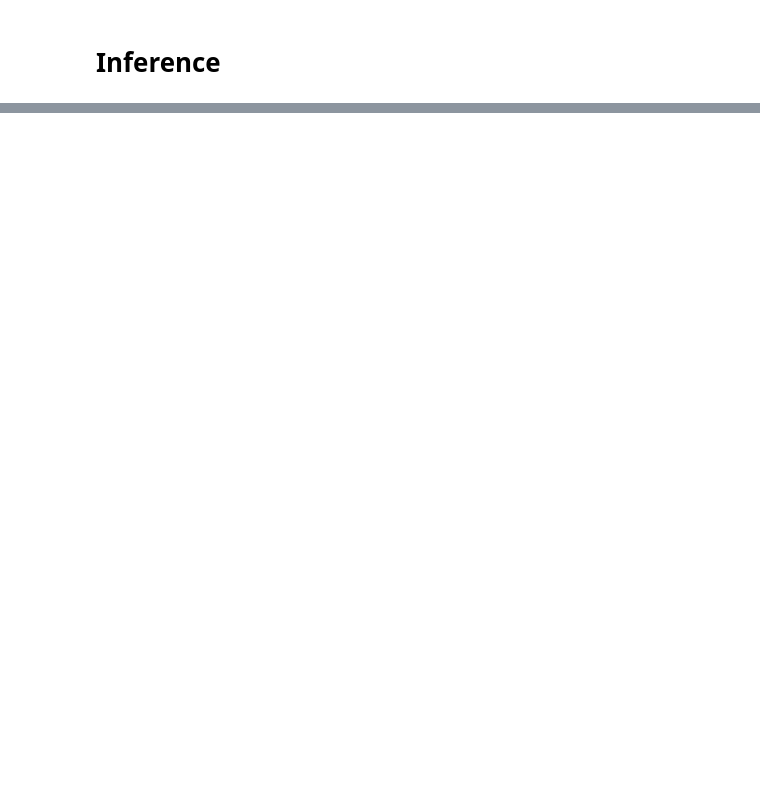
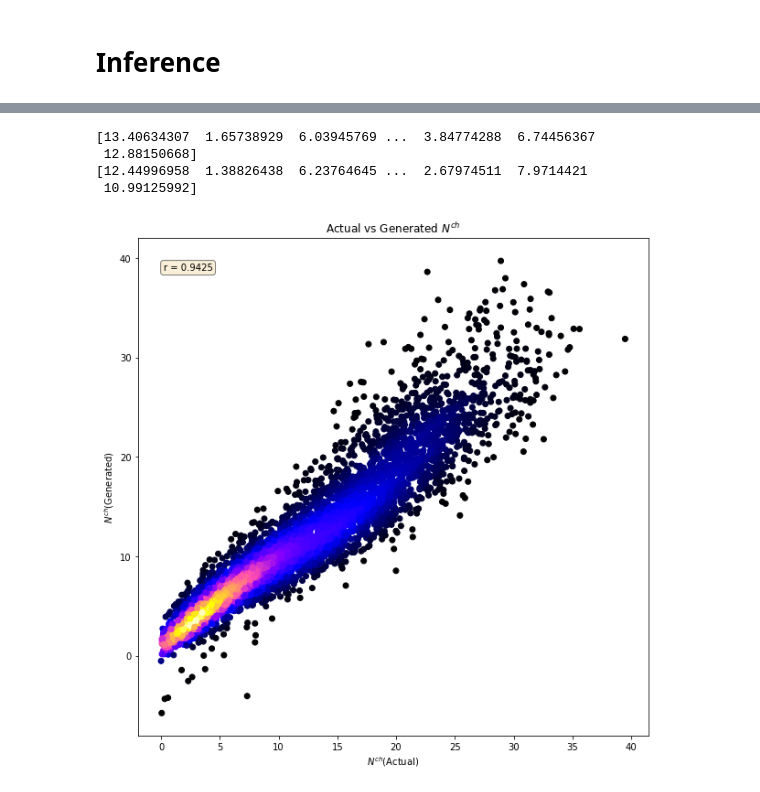
Before and after one commit to bboud/hydro-ml, a Jupyter notebook: hydroml/Notebooks/dE_detas.ipynb, the cells around one changed output, grey strips where cells are left out. Saved outputs shown, nothing was run; the diff lists cells and outputs as text; code cells hidden in the pictures; blank space fills up the shorter version.

Commit message:
Generalization, bugs, model tweaks

```diff
--- a/hydroml/Notebooks/dE_detas.ipynb
+++ b/hydroml/Notebooks/dE_detas.ipynb
@@ -17,12 +17,12 @@ import numpy as np
 
 import torch
 # %%
-dataset = EnergyDensityDataset('../Datasets/dE_data-5.02tev/dE_detas_initial', '../Datasets/dE_data-5.02tev/dET_deta_final')
+dataset = EnergyDensityDataset('../Datasets/dE_data/dE_detas_initial', '../Datasets/dE_data/dNch_deta_final')
 # %%
 batch_size = 64
 ngpu = 0
-epochs = 500
-learning_rate = 1e-3
+epochs = 1000
+learning_rate = 1e-4
 beta1 = 0.9
 # %%
 data_loader = torch.utils.data.DataLoader(
@@ -31,7 +31,7 @@ data_loader = torch.utils.data.DataLoader(
     shuffle=True,
 )
 # %%
-dE_model = DELinearModel()
+dE_model = DEConvolutionModel()
 # %%
 optimizer = torch.optim.Adamax(dE_model.parameters(), lr=learning_rate)
 # %%
@@ -46,11 +46,13 @@ for epoch in range(epochs):
         dE_deta_initial = data[0].reshape(actual_batch_size,1, len(dataset.start_eta))
         dNch_deta_final = data[1].reshape(actual_batch_size, 1, len(dataset.final_eta))
 
+        etas_final_trim, dNch_deta_final_trim = batch_trim(etas_final, dNch_deta_final, -4.9, -4.0)
+
         optimizer.zero_grad()
 
         output = dE_model(dE_deta_initial.float())
 
-        loss = loss_func(output, dNch_deta_final.float())
+        loss = loss_func(output, dNch_deta_final_trim)
 
         loss.backward()
         optimizer.step()
@@ -77,20 +86,28 @@ data_loader = torch.utils.data.DataLoader(
 # %%
 finals = []
 models = []
 
 for i, data in enumerate(data_loader):
-    dE_detas_initial = data[0].flatten()
-    dNch_detas_final = data[1].flatten()
+    dE_detas_initial = data[0]
+    dNch_detas_final = data[1]
 
     output = dE_detas_model(dE_detas_initial.float())
 
-    _, dNch_detas_final_trim = trim(dataset.final_eta, dNch_detas_final.numpy(), bound_1, bound_2)
-    x_axis, output_trim = trim(dataset.final_eta, output.detach().numpy(), bound_1, bound_2)
+    x_axis, dNch_detas_final_trim = trim(dataset.final_eta, dNch_detas_final.flatten(), bound_1, bound_2)
+    #_, output_trim = trim(dataset.final_eta, output.detach().numpy(), bound_1, bound_2)
 
     integrated_final = np.trapz(dNch_detas_final_trim, x_axis)
-    integrated_output = np.trapz(output_trim, x_axis)
+    integrated_output = np.trapz(output.detach().numpy().flatten(), x_axis)
 
     finals.append( integrated_final )
     models.append( integrated_output )
 
+finals = np.array(finals)
+models = np.array(models)
 plot_cc_graph(finals, models)
+# %% [output]
+[13.40634307  1.65738929  6.03945769 ...  3.84774288  6.74456367
+ 12.88150668]
+[12.44996958  1.38826438  6.23764645 ...  2.67974511  7.9714421
+ 10.99125992]
+[figure, added]
```
Also changed, not shown: parts of 3 cells of this notebook, 3 other files.
